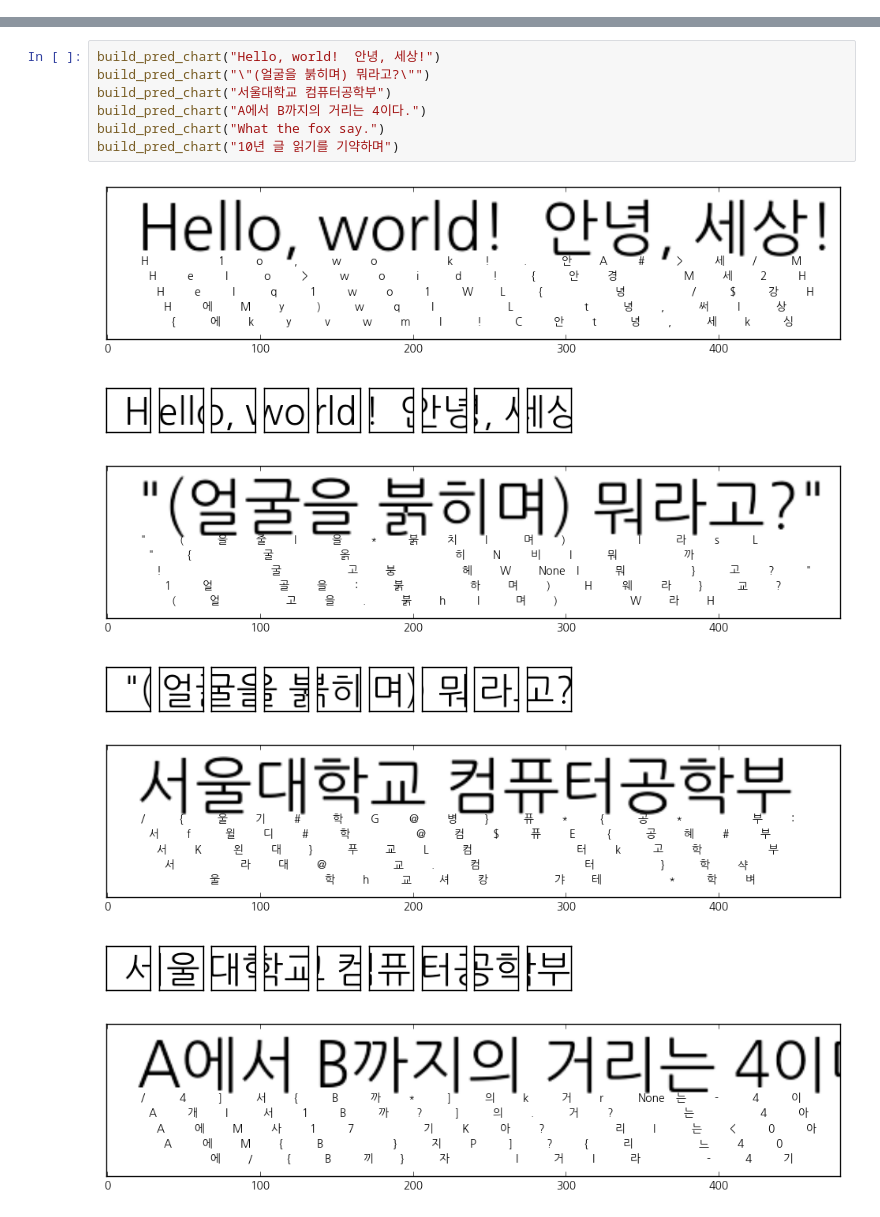
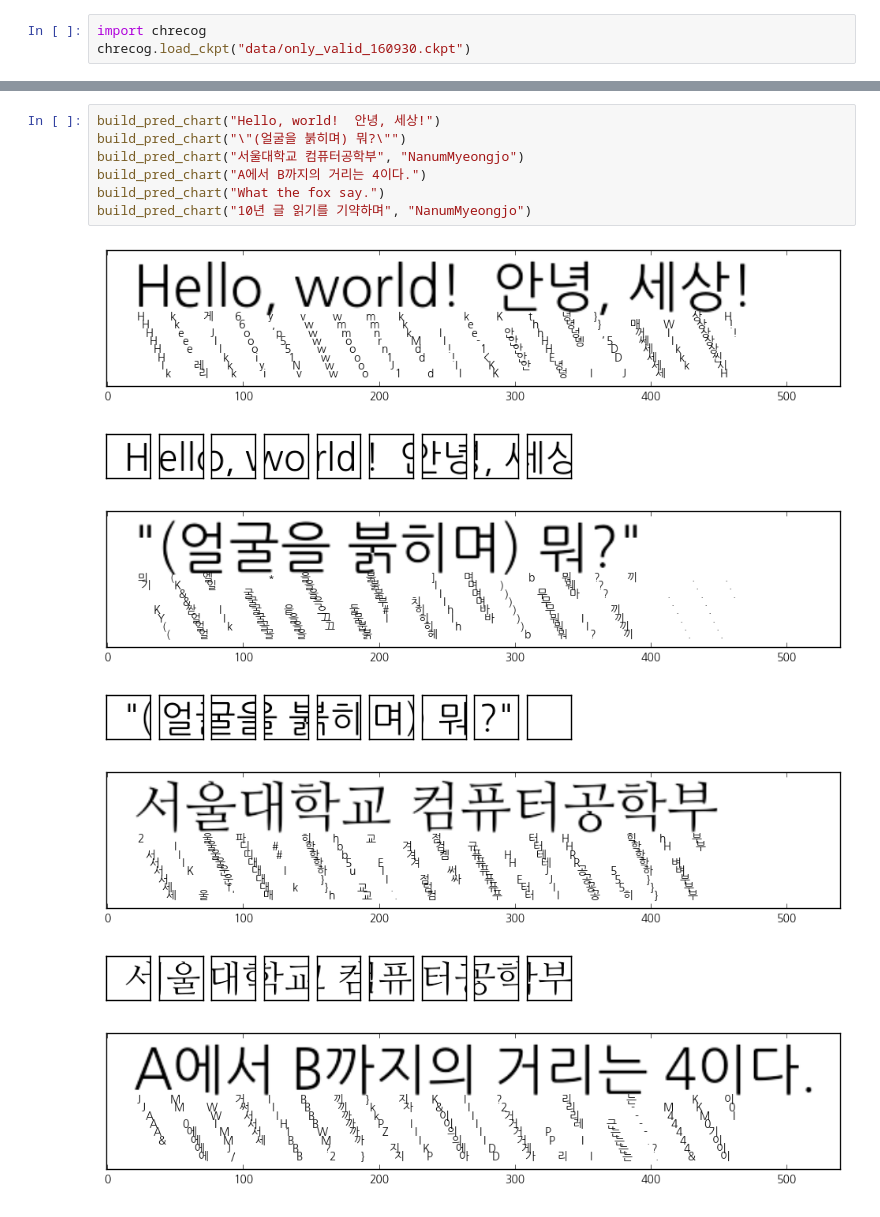
Before and after one commit to yeonwooKim/KoreanOCR, a Jupyter notebook: ch_recog_line_analysis.ipynb, the cells around one changed output, grey strips where cells are left out. Cells and saved outputs as stored; diff of their text form.

Commit message:
chrecog module

```diff
--- a/ch_recog_line_analysis.ipynb
+++ b/ch_recog_line_analysis.ipynb
@@ -47,0 +21,3 @@ Caused by op 'save_14/restore_slice_147', defined at:
+# %%
+import chrecog
+chrecog.load_ckpt("data/only_valid_160930.ckpt")
@@ -126,17 +76,17 @@ print("function loaded")
 function loaded
 # %%
 build_pred_chart("Hello, world!  안녕, 세상!")
-build_pred_chart("\"(얼굴을 붉히며) 뭐라고?\"")
-build_pred_chart("서울대학교 컴퓨터공학부")
+build_pred_chart("\"(얼굴을 붉히며) 뭐?\"")
+build_pred_chart("서울대학교 컴퓨터공학부", "NanumMyeongjo")
 build_pred_chart("A에서 B까지의 거리는 4이다.")
 build_pred_chart("What the fox say.")
-build_pred_chart("10년 글 읽기를 기약하며")
+build_pred_chart("10년 글 읽기를 기약하며", "NanumMyeongjo")
 # %% [output]
-[figure, old version]
+[figure, new version]
 [figure]
-[figure, old version]
+[figure, new version]
-[figure, old version]
+[figure, new version]
-[figure, old version]
+[figure, new version]
-[figure, old version]
+[figure, new version]
-[figure, old version]
+[figure, new version]
 [figure]
```
Also changed, not shown: parts of 5 cells of this notebook, 6 other files.
